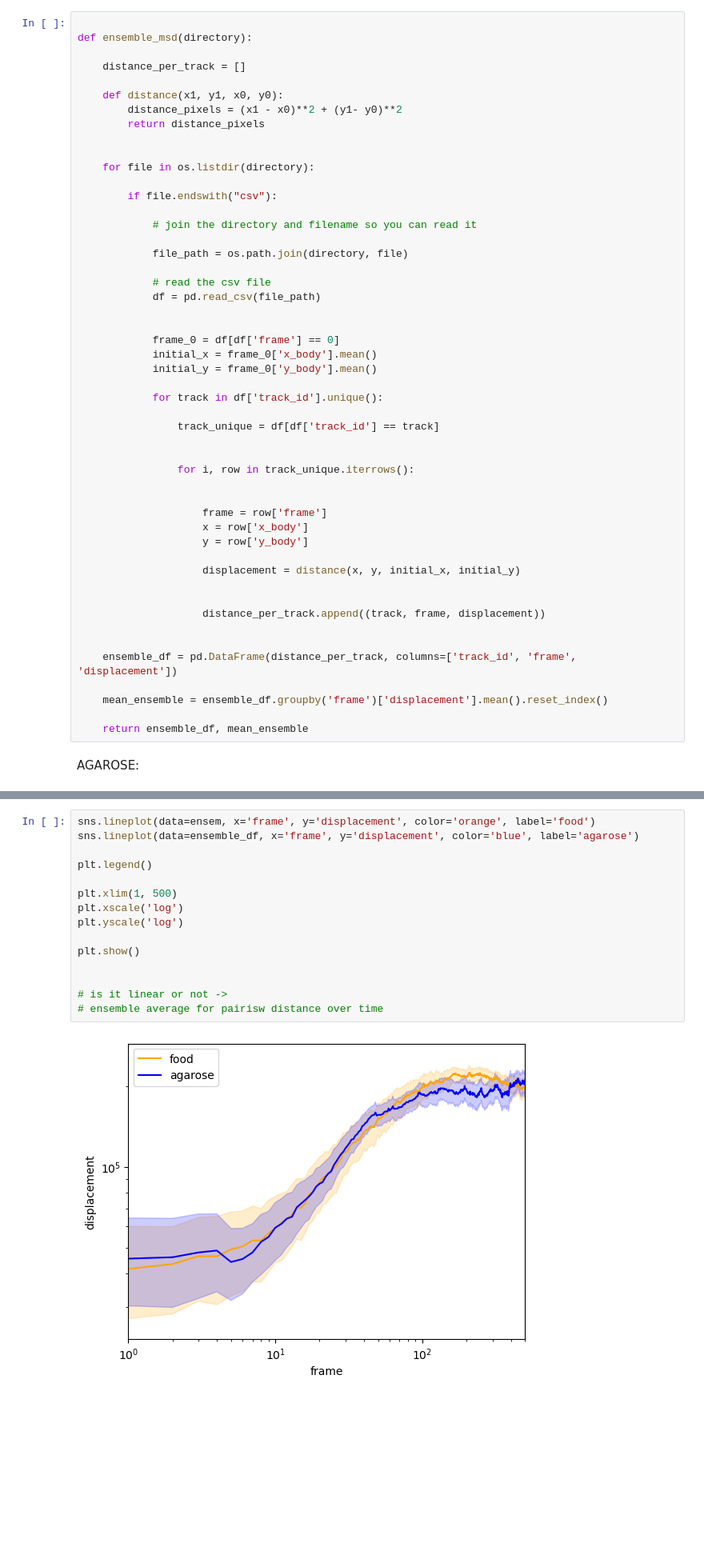
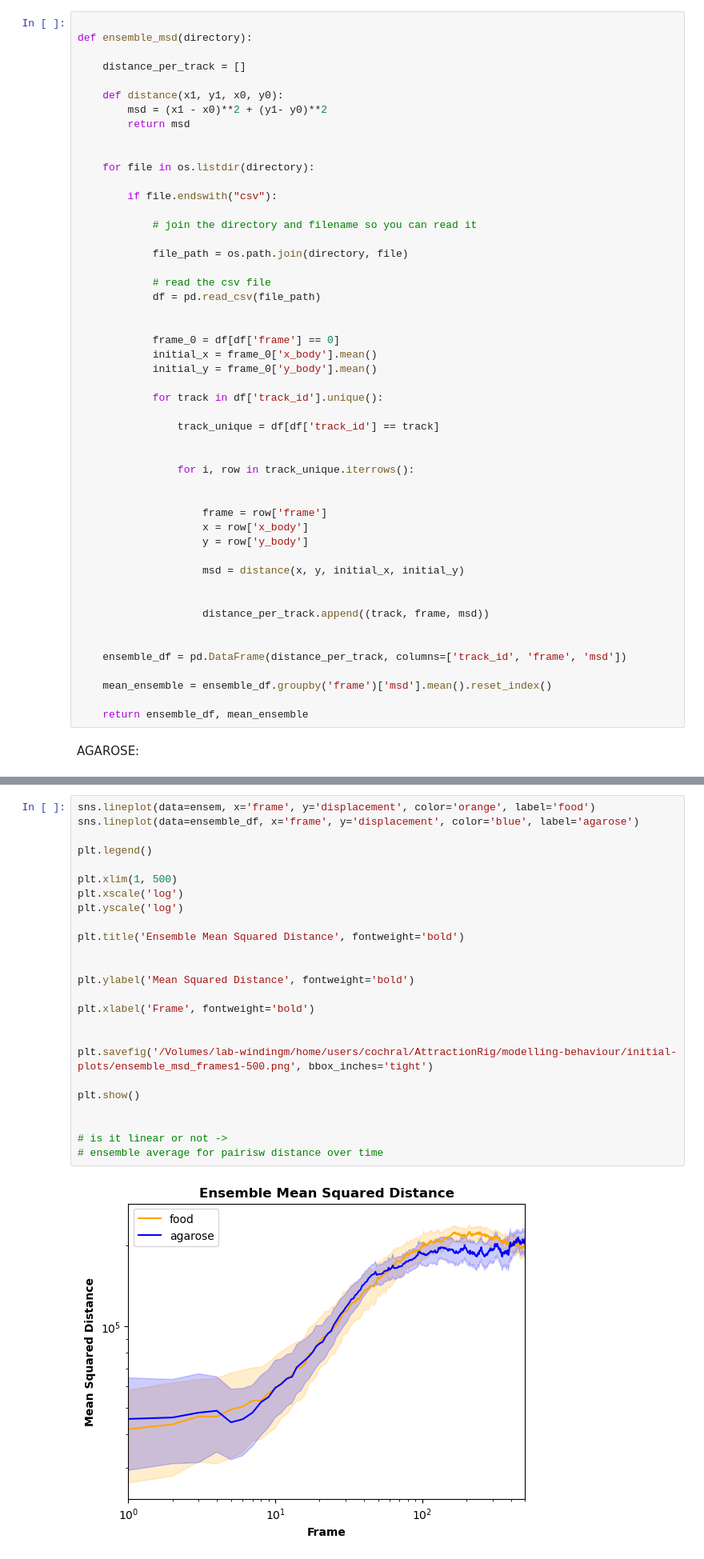
Before and after one commit to lenacochrane/behavioural-analysis, a Jupyter notebook: scripts/attraction-rig/modelling_behaviour/ensemble_msd.ipynb, the cells around one changed output, grey strips where cells are left out. Shown at 80% size. Drawn from its saved outputs; the diff is of its cells as text; blank space fills up the shorter version.

```diff
--- a/scripts/attraction-rig/modelling_behaviour/ensemble_msd.ipynb
+++ b/scripts/attraction-rig/modelling_behaviour/ensemble_msd.ipynb
@@ -17,8 +17,8 @@ def ensemble_msd(directory):
     distance_per_track = []
 
     def distance(x1, y1, x0, y0):
-        distance_pixels = (x1 - x0)**2 + (y1- y0)**2
-        return distance_pixels
+        msd = (x1 - x0)**2 + (y1- y0)**2
+        return msd
 
 
     for file in os.listdir(directory):
@@ -49,15 +49,15 @@ def ensemble_msd(directory):
                     x = row['x_body']
                     y = row['y_body']
 
-                    displacement = distance(x, y, initial_x, initial_y)
+                    msd = distance(x, y, initial_x, initial_y)
 
 
-                    distance_per_track.append((track, frame, displacement))
+                    distance_per_track.append((track, frame, msd))
 
 
-    ensemble_df = pd.DataFrame(distance_per_track, columns=['track_id', 'frame', 'displacement'])
+    ensemble_df = pd.DataFrame(distance_per_track, columns=['track_id', 'frame', 'msd'])
 
-    mean_ensemble = ensemble_df.groupby('frame')['displacement'].mean().reset_index()
+    mean_ensemble = ensemble_df.groupby('frame')['msd'].mean().reset_index()
 
     return ensemble_df, mean_ensemble
 # %% [markdown]
@@ -71,17 +71,27 @@ ensem, mean = ensemble_msd("/Volumes/lab-windingm/home/users/cochral/AttractionR
 # %%
 sns.lineplot(data=ensem, x='frame', y='displacement', color='orange', label='food')
 sns.lineplot(data=ensemble_df, x='frame', y='displacement', color='blue', label='agarose')
 
 plt.legend()
 
 plt.xlim(1, 500)
 plt.xscale('log')
 plt.yscale('log')
 
+plt.title('Ensemble Mean Squared Distance', fontweight='bold')
+
+
+plt.ylabel('Mean Squared Distance', fontweight='bold')
+
+plt.xlabel('Frame', fontweight='bold')
+
+
+plt.savefig('/Volumes/lab-windingm/home/users/cochral/AttractionRig/modelling-behaviour/initial-plots/ensemble_msd_frames1-500.png', bbox_inches='tight')
+
 plt.show()
 
 
 # is it linear or not ->
 # ensemble average for pairisw distance over time
 # %% [output]
-[figure, old version]
+[figure, new version]
```
Also changed, not shown: parts of 3 cells of this notebook.
